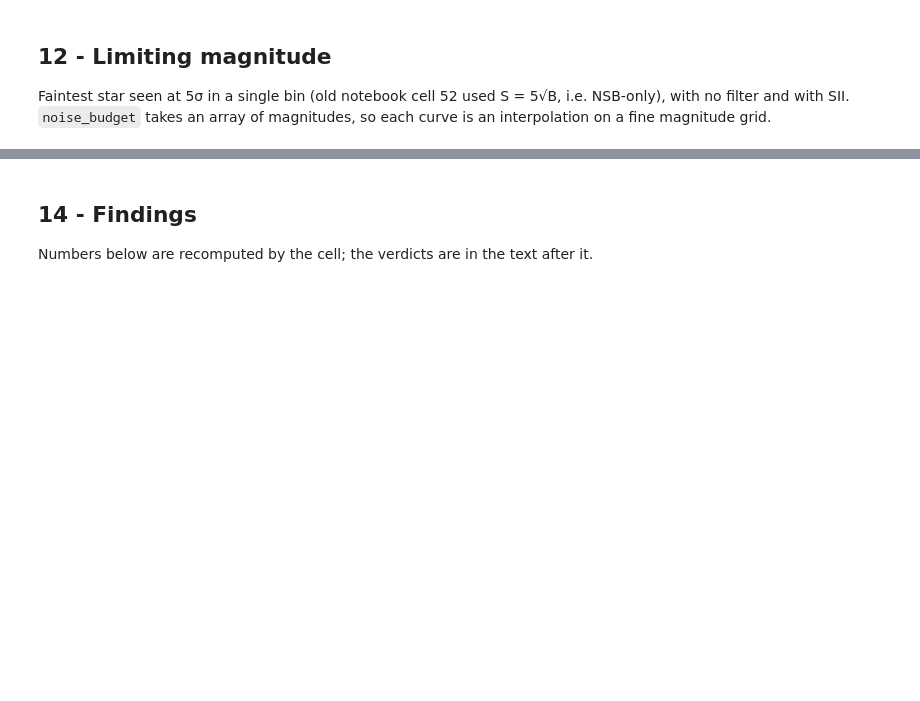
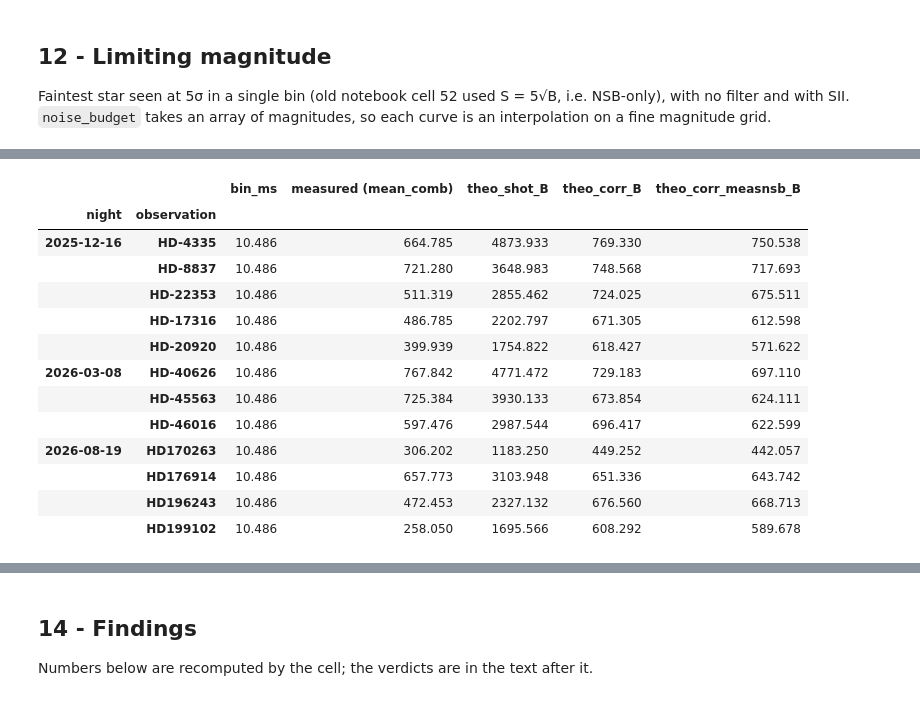
Before and after one commit to eliadse/kbo-occultation, a Jupyter notebook: notebooks/snr_theo_study.ipynb, the cells around one changed output, grey strips where cells are left out. Drawn from its saved outputs; the diff is of its cells as text; code cells hidden in the pictures; blank space fills up the shorter version.

```diff
--- a/notebooks/snr_theo_study.ipynb
+++ b/notebooks/snr_theo_study.ipynb
@@ -1126,0 +1227,20 @@ Name: theo_corr_B, Length: 78, dtype: float64
+# %%
+# SNR values of LST-1: measured, projected with infinity focus, and theory
+m2_cols = ["bin_ms", "mean_comb", f"theo_shot_{BAND}", f"theo_corr_{BAND}", f"theo_corr_measnsb_{BAND}"]
+m2_snr = res.xs(20, level="n_bin").xs("MAGIC-2", level="telescope")[m2_cols].rename(columns={"mean_comb": "measured (mean_comb)"})
+m2_snr
+# %% [output]
+|  |  | bin_ms | measured (mean_comb) | theo_shot_B | theo_corr_B | theo_corr_measnsb_B |
+| night | observation |  |  |  |  |  |
+| 2025-12-16 | HD-4335 | 10.486 | 664.785 | 4873.933 | 769.330 | 750.538 |
+|  | HD-8837 | 10.486 | 721.280 | 3648.983 | 748.568 | 717.693 |
+|  | HD-22353 | 10.486 | 511.319 | 2855.462 | 724.025 | 675.511 |
+|  | HD-17316 | 10.486 | 486.785 | 2202.797 | 671.305 | 612.598 |
+|  | HD-20920 | 10.486 | 399.939 | 1754.822 | 618.427 | 571.622 |
+| 2026-03-08 | HD-40626 | 10.486 | 767.842 | 4771.472 | 729.183 | 697.110 |
+|  | HD-45563 | 10.486 | 725.384 | 3930.133 | 673.854 | 624.111 |
+|  | HD-46016 | 10.486 | 597.476 | 2987.544 | 696.417 | 622.599 |
+| 2026-08-19 | HD170263 | 10.486 | 306.202 | 1183.250 | 449.252 | 442.057 |
+|  | HD176914 | 10.486 | 657.773 | 3103.948 | 651.336 | 643.742 |
+|  | HD196243 | 10.486 | 472.453 | 2327.132 | 676.560 | 668.713 |
+|  | HD199102 | 10.486 | 258.050 | 1695.566 | 608.292 | 589.678 |
```
Also changed, not shown: parts of 22 cells of this notebook, 1 other file.
